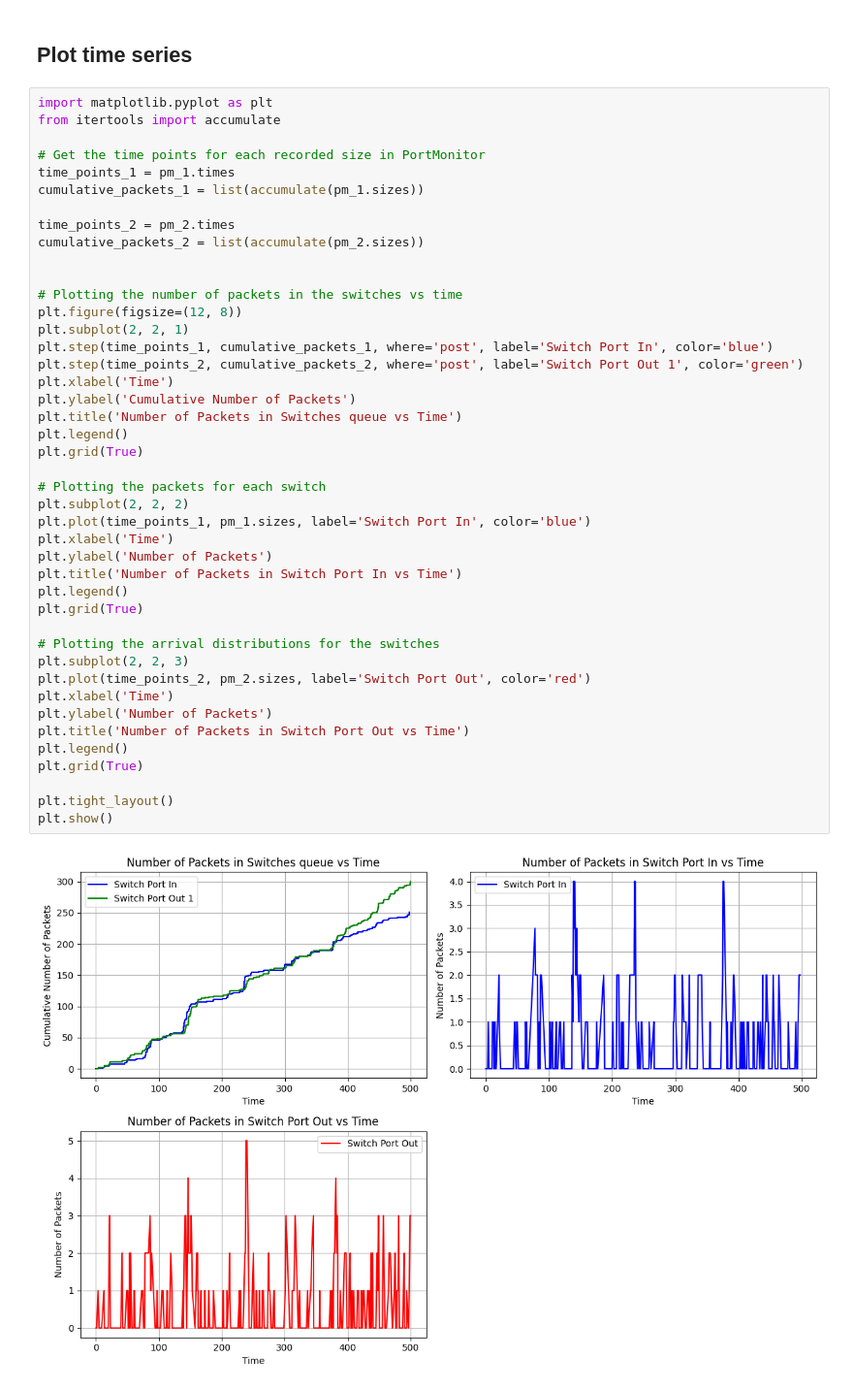
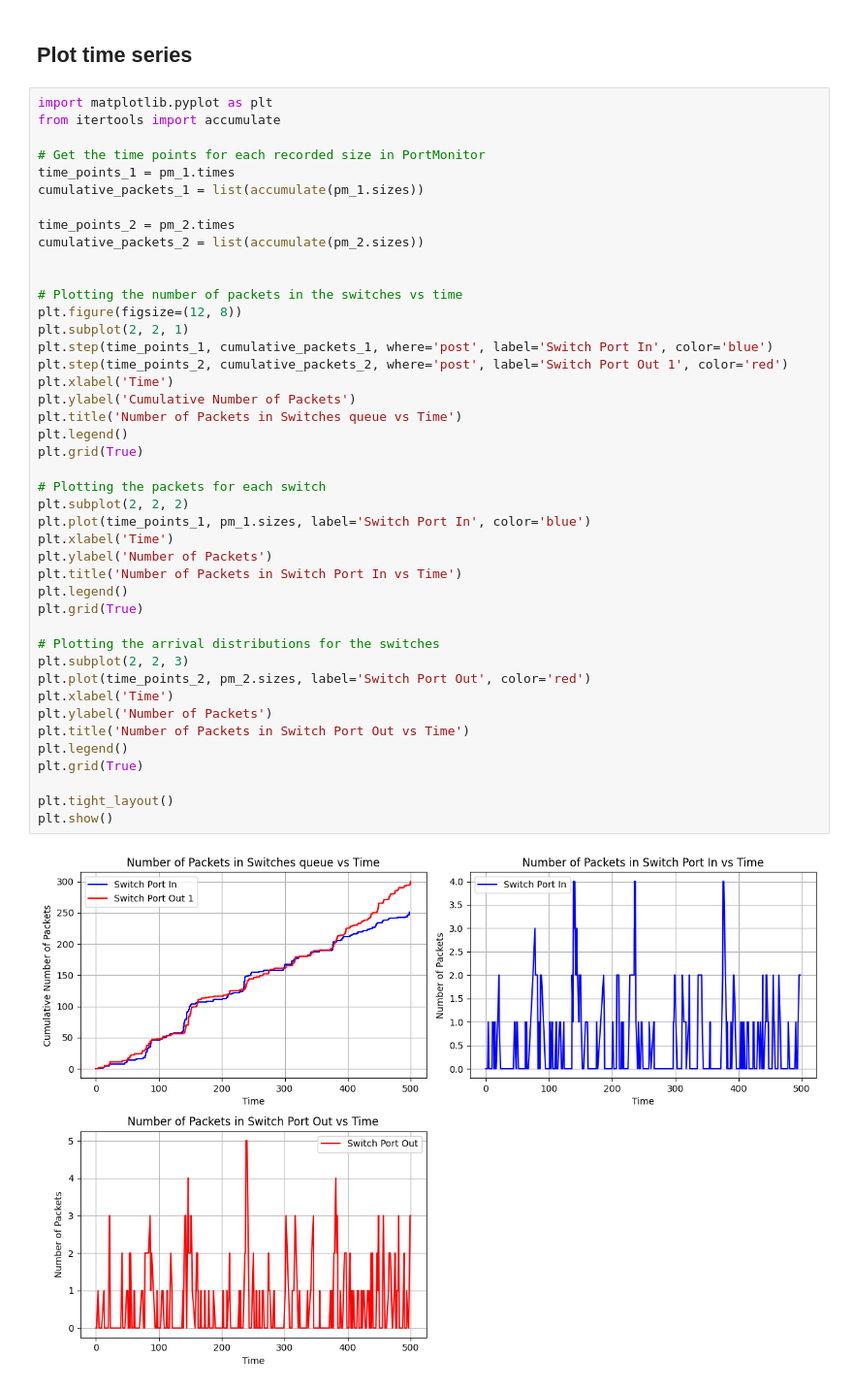
Before and after one commit to pieva/SimPy, a Jupyter notebook: Cascade_Switches_2023_08_02.ipynb, the cells around one changed output. Shown: that part at 97% size. Cells and saved outputs as stored; diff of their text form.

```diff
--- a/Cascade_Switches_2023_08_02.ipynb
+++ b/Cascade_Switches_2023_08_02.ipynb
@@ -338,32 +338,32 @@ cumulative_packets_2 = list(accumulate(pm_2.sizes))
 plt.figure(figsize=(12, 8))
 plt.subplot(2, 2, 1)
 plt.step(time_points_1, cumulative_packets_1, where='post', label='Switch Port In', color='blue')
-plt.step(time_points_2, cumulative_packets_2, where='post', label='Switch Port Out 1', color='green')
+plt.step(time_points_2, cumulative_packets_2, where='post', label='Switch Port Out 1', color='red')
 plt.xlabel('Time')
 plt.ylabel('Cumulative Number of Packets')
 plt.title('Number of Packets in Switches queue vs Time')
 plt.legend()
 plt.grid(True)
 
 # Plotting the packets for each switch
 plt.subplot(2, 2, 2)
 plt.plot(time_points_1, pm_1.sizes, label='Switch Port In', color='blue')
 plt.xlabel('Time')
 plt.ylabel('Number of Packets')
 plt.title('Number of Packets in Switch Port In vs Time')
 plt.legend()
 plt.grid(True)
 
 # Plotting the arrival distributions for the switches
 plt.subplot(2, 2, 3)
 plt.plot(time_points_2, pm_2.sizes, label='Switch Port Out', color='red')
 plt.xlabel('Time')
 plt.ylabel('Number of Packets')
 plt.title('Number of Packets in Switch Port Out vs Time')
 plt.legend()
 plt.grid(True)
 
 plt.tight_layout()
 plt.show()
 # %% [output]
-[figure, old version]
+[figure, new version]
```
